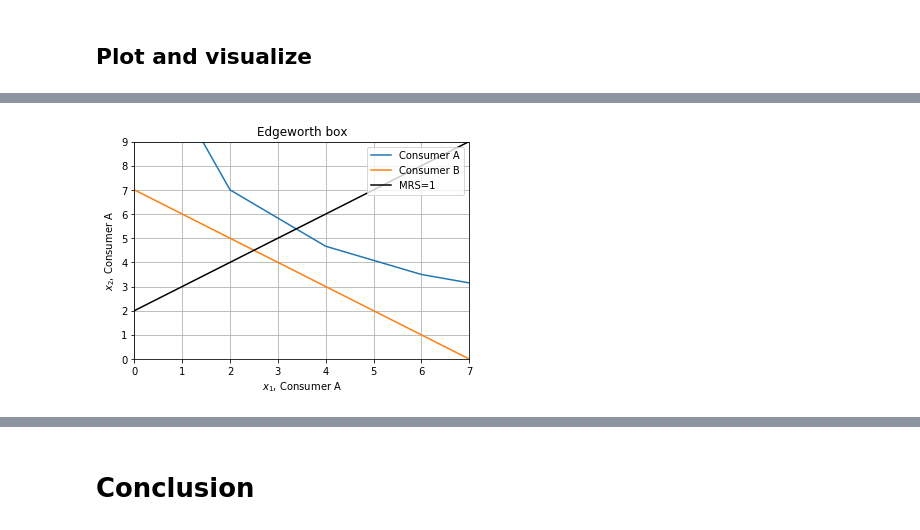
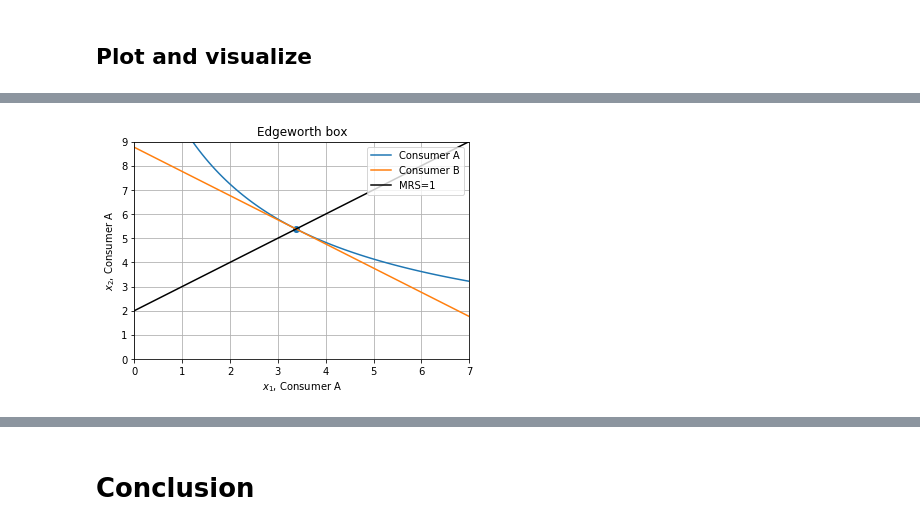
Before and after one commit to NumEconCopenhagen/projects-2020-tobiasharald, a Jupyter notebook: modelproject/modelproject.ipynb, the cells around one changed output, grey strips where cells are left out. Saved outputs shown, nothing was run; the diff lists cells and outputs as text; code cells hidden in the pictures.

Commit message:
med edgeworth

```diff
--- a/modelproject/modelproject.ipynb
+++ b/modelproject/modelproject.ipynb
@@ -459,29 +453,3 @@ utility B = 28.0
 MRS is equal to -1 for both, while utilites are $u_A = u_B = 28$, whereas this is how the social planner would distribute the goods w.r.t. to maximizing $S(u_A,u_B) = min(u_A,u_B)$
 # %% [markdown]
 ## Plot and visualize
-# %%
-X1_star = 7
-X2_star = 9
-
-#Plotting in the same diagram, by using three functions where x2 is isolated
-
-def x2_A(x1):
-    return uA_sol/(x1+2)
-
-def x2_MRS(x1):
-    return x1 + 2
-
-def x2_B(x1):
-    return (uB_sol-4*(x1))/4
-
-x1 = np.linspace(0,8,100)
-
-plt.plot(x1,x2_A(x1))
-plt.plot(x1,x2_B(x1))
-plt.plot(x1,x2_MRS(x1),color='black')
-plt.legend(['Consumer A','Consumer B','MRS=1'],loc=1)
-plt.axis([0,X1_star,0,X2_star]);
-plt.ylabel('$x_2$, Consumer A')
-plt.xlabel('$x_1$, Consumer A')
-plt.title('Edgeworth box')
-plt.grid();
@@ -492,28 +458,31 @@ plt.grid();
 # %%
 X1_star = 7
 X2_star = 9
 
 #Plotting in the same diagram, by using three functions where x2 is isolated
+def x1_B(x1):
+    return 7-x1
 
 def x2_A(x1):
-    return 28/(x1+2)
+    return 28.95335/(x1+2)
 
 def x2_MRS(x1):
     return x1 + 2
 
 def x2_B(x1):
-    return (28-4*(x1))/4
+    return 9-(28.95335-4*(x1))/4
 
-x1 = np.linspace(0,8,5)
+x1 = np.linspace(0,7,100)
 
+plt.scatter(x1_solution_A_number,x2_solution_A_number)
 plt.plot(x1,x2_A(x1))
-plt.plot(x1,x2_B(x1))
+plt.plot((7-x1),(x2_B(x1)))
 plt.plot(x1,x2_MRS(x1),color='black')
 plt.legend(['Consumer A','Consumer B','MRS=1'],loc=1)
 plt.axis([0,X1_star,0,X2_star]);
 plt.ylabel('$x_2$, Consumer A')
 plt.xlabel('$x_1$, Consumer A')
 plt.title('Edgeworth box')
 plt.grid();
 # %% [output]
-[figure, old version]
+[figure, new version]
```
Also changed, not shown: parts of 6 cells of this notebook.
